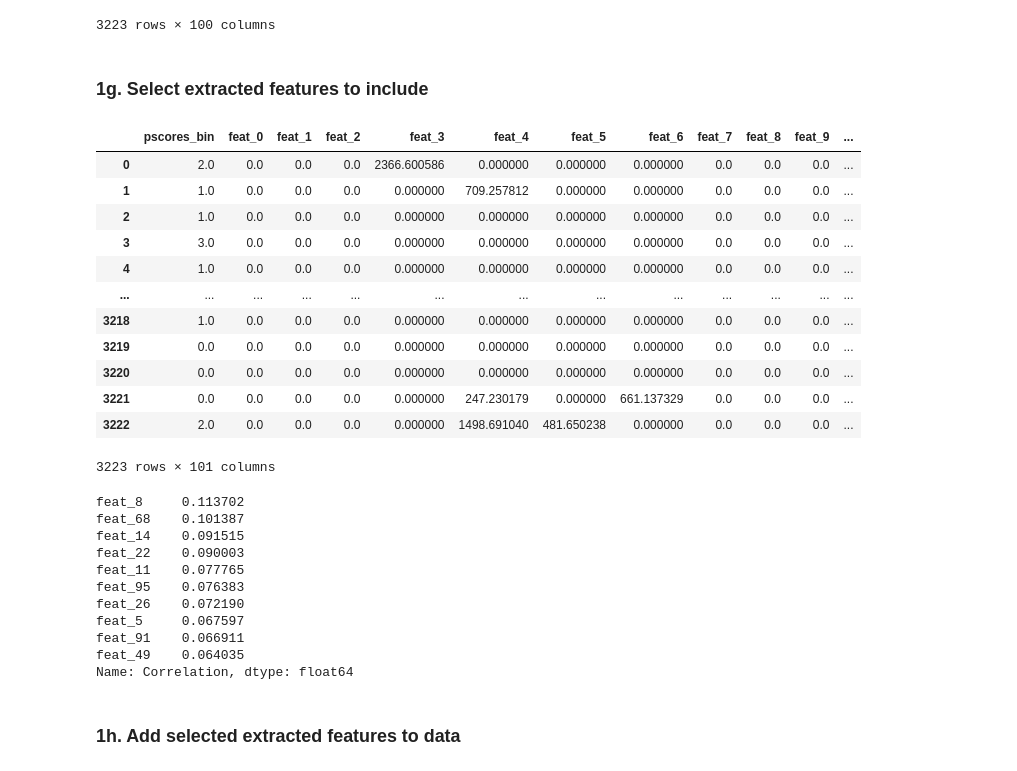
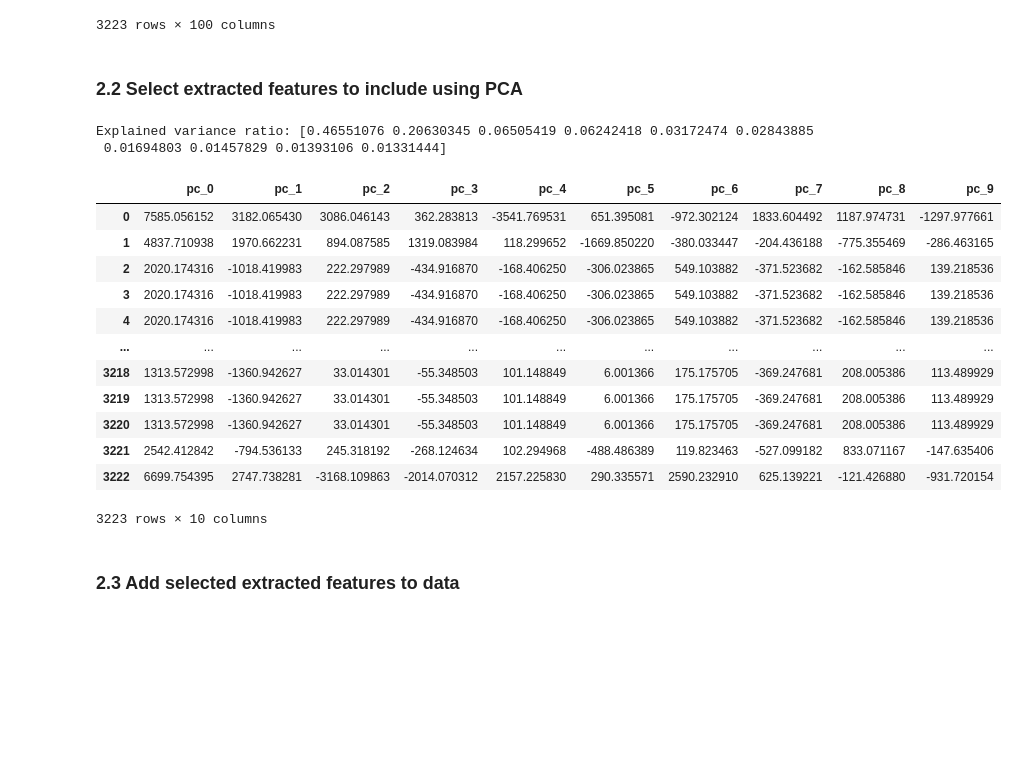
Before and after one commit to dime-worldbank/big-data-poverty-estimation, a Jupyter notebook: DataWork/03_analysis/poverty_estimation/01_predict_outcomes.ipynb, the cells around one changed output. Drawn from its saved outputs; the diff is of its cells as text; code cells hidden in the pictures; blank space fills up the shorter version.

Commit message:
Added PCA for extracted feature selection, rewrote to talk to run_grid.py

```diff
--- a/DataWork/03_analysis/poverty_estimation/01_predict_outcomes.ipynb
+++ b/DataWork/03_analysis/poverty_estimation/01_predict_outcomes.ipynb
@@ -371,42 +280,32 @@ df_features
 | 3222 | 0.0 | 0.0 | 0.0 | 0.000000 | 1498.691040 | 481.650238 | 0.000000 | 0.0 | 0.0 | 0.0 | 0.0 | ... |
 3223 rows × 100 columns
 # %% [markdown]
-### 1g. Select extracted features to include
+### 2.2 Select extracted features to include using PCA
-# %%
-# Join features with pscores_bin
-df_features = df_final['pscores_bin'].to_frame().join(df_features)
-df_features
-# %% [output]
-|  | pscores_bin | feat_0 | feat_1 | feat_2 | feat_3 | feat_4 | feat_5 | feat_6 | feat_7 | feat_8 | feat_9 | ... |
-| 0 | 2.0 | 0.0 | 0.0 | 0.0 | 2366.600586 | 0.000000 | 0.000000 | 0.000000 | 0.0 | 0.0 | 0.0 | ... |
-| 1 | 1.0 | 0.0 | 0.0 | 0.0 | 0.000000 | 709.257812 | 0.000000 | 0.000000 | 0.0 | 0.0 | 0.0 | ... |
-| 2 | 1.0 | 0.0 | 0.0 | 0.0 | 0.000000 | 0.000000 | 0.000000 | 0.000000 | 0.0 | 0.0 | 0.0 | ... |
-| 3 | 3.0 | 0.0 | 0.0 | 0.0 | 0.000000 | 0.000000 | 0.000000 | 0.000000 | 0.0 | 0.0 | 0.0 | ... |
-| 4 | 1.0 | 0.0 | 0.0 | 0.0 | 0.000000 | 0.000000 | 0.000000 | 0.000000 | 0.0 | 0.0 | 0.0 | ... |
-| ... | ... | ... | ... | ... | ... | ... | ... | ... | ... | ... | ... | ... |
-| 3218 | 1.0 | 0.0 | 0.0 | 0.0 | 0.000000 | 0.000000 | 0.000000 | 0.000000 | 0.0 | 0.0 | 0.0 | ... |
-| 3219 | 0.0 | 0.0 | 0.0 | 0.0 | 0.000000 | 0.000000 | 0.000000 | 0.000000 | 0.0 | 0.0 | 0.0 | ... |
-| 3220 | 0.0 | 0.0 | 0.0 | 0.0 | 0.000000 | 0.000000 | 0.000000 | 0.000000 | 0.0 | 0.0 | 0.0 | ... |
-| 3221 | 0.0 | 0.0 | 0.0 | 0.0 | 0.000000 | 247.230179 | 0.000000 | 661.137329 | 0.0 | 0.0 | 0.0 | ... |
-| 3222 | 2.0 | 0.0 | 0.0 | 0.0 | 0.000000 | 1498.691040 | 481.650238 | 0.000000 | 0.0 | 0.0 | 0.0 | ... |
-3223 rows × 101 columns
-# %%
-# Top 10 correlated features
-pscores_corr = df_features.corr()['pscores_bin'].to_frame('Correlation')
-top_ten_corr = pscores_corr['Correlation'][1:].map(lambda x: abs(x)).sort_values(ascending = False)[:10]
-top_ten_corr
-# %% [output]
-feat_8     0.113702
-feat_68    0.101387
-feat_14    0.091515
-feat_22    0.090003
-feat_11    0.077765
-feat_95    0.076383
-feat_26    0.072190
-feat_5     0.067597
-feat_91    0.066911
-feat_49    0.064035
-Name: Correlation, dtype: float64
+# %%
+pca = PCA(n_components=10)
+pca.fit(df_features)
+print('Explained variance ratio: {}'.format(pca.explained_variance_ratio_))
+
+features_pca = pca.transform(df_features)
+column_names = ['pc_%01d' %i for i in range(0,10)]
+df_features_pca = pd.DataFrame(data=features_pca, columns=column_names)
+df_features_pca
+# %% [output]
+Explained variance ratio: [0.46551076 0.20630345 0.06505419 0.06242418 0.03172474 0.02843885
+ 0.01694803 0.01457829 0.01393106 0.01331444]
+|  | pc_0 | pc_1 | pc_2 | pc_3 | pc_4 | pc_5 | pc_6 | pc_7 | pc_8 | pc_9 |
+| 0 | 7585.056152 | 3182.065430 | 3086.046143 | 362.283813 | -3541.769531 | 651.395081 | -972.302124 | 1833.604492 | 1187.974731 | -1297.977661 |
+| 1 | 4837.710938 | 1970.662231 | 894.087585 | 1319.083984 | 118.299652 | -1669.850220 | -380.033447 | -204.436188 | -775.355469 | -286.463165 |
+| 2 | 2020.174316 | -1018.419983 | 222.297989 | -434.916870 | -168.406250 | -306.023865 | 549.103882 | -371.523682 | -162.585846 | 139.218536 |
+| 3 | 2020.174316 | -1018.419983 | 222.297989 | -434.916870 | -168.406250 | -306.023865 | 549.103882 | -371.523682 | -162.585846 | 139.218536 |
+| 4 | 2020.174316 | -1018.419983 | 222.297989 | -434.916870 | -168.406250 | -306.023865 | 549.103882 | -371.523682 | -162.585846 | 139.218536 |
+| ... | ... | ... | ... | ... | ... | ... | ... | ... | ... | ... |
+| 3218 | 1313.572998 | -1360.942627 | 33.014301 | -55.348503 | 101.148849 | 6.001366 | 175.175705 | -369.247681 | 208.005386 | 113.489929 |
+| 3219 | 1313.572998 | -1360.942627 | 33.014301 | -55.348503 | 101.148849 | 6.001366 | 175.175705 | -369.247681 | 208.005386 | 113.489929 |
+| 3220 | 1313.572998 | -1360.942627 | 33.014301 | -55.348503 | 101.148849 | 6.001366 | 175.175705 | -369.247681 | 208.005386 | 113.489929 |
+| 3221 | 2542.412842 | -794.536133 | 245.318192 | -268.124634 | 102.294968 | -488.486389 | 119.823463 | -527.099182 | 833.071167 | -147.635406 |
+| 3222 | 6699.754395 | 2747.738281 | -3168.109863 | -2014.070312 | 2157.225830 | 290.335571 | 2590.232910 | 625.139221 | -121.426880 | -931.720154 |
+3223 rows × 10 columns
 # %% [markdown]
-### 1h. Add selected extracted features to data
+### 2.3 Add selected extracted features to data
 # %%
```
Also changed, not shown: parts of 28 cells of this notebook.
